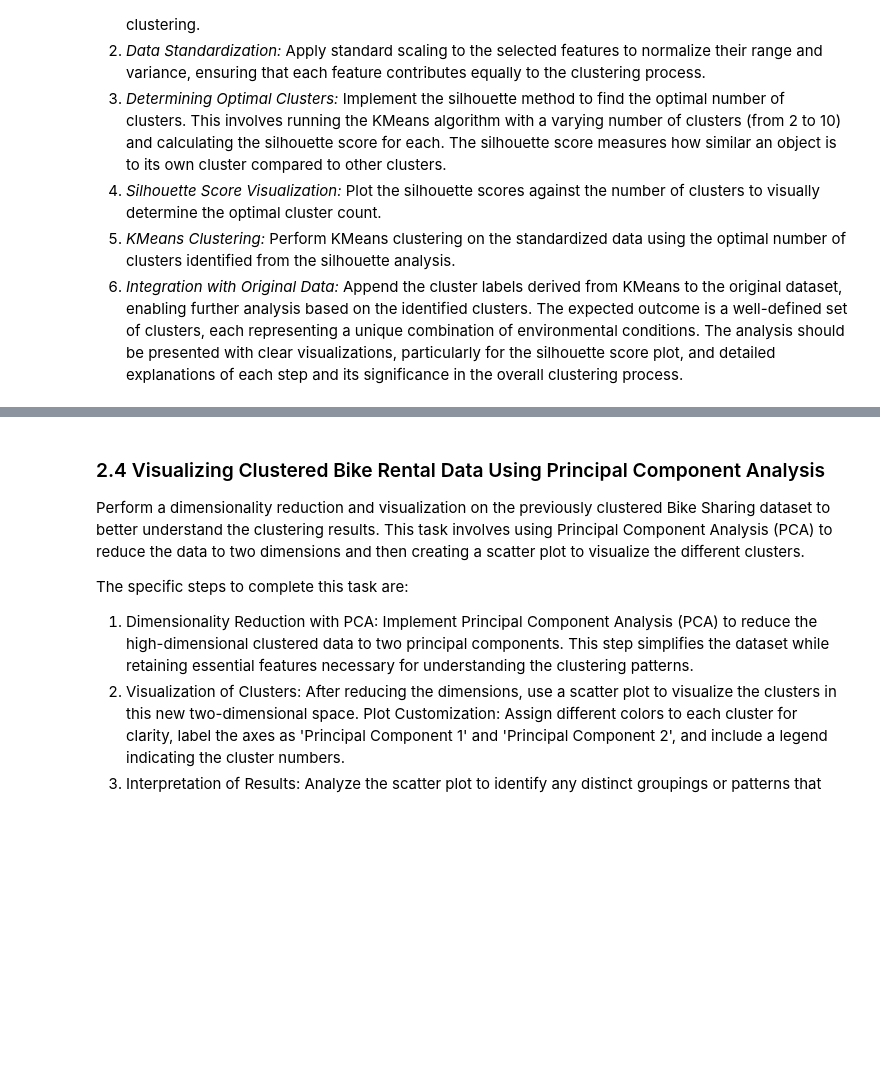
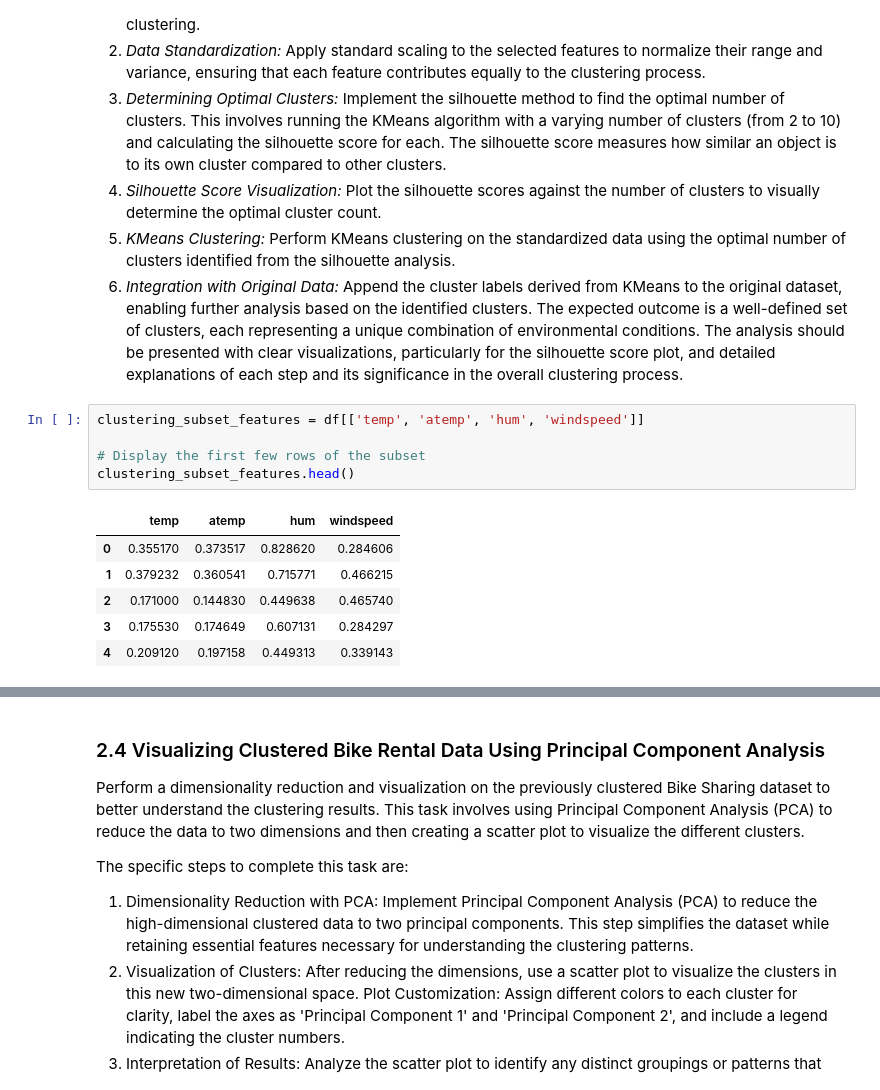
Before and after one commit to 3p10/Bike-Sharing-Dataset, a Jupyter notebook: Bike Sharing.ipynb, the cells around one changed output, grey strips where cells are left out. Cells and saved outputs as stored; diff of their text form; blank space fills up the shorter version.

```diff
--- a/Bike Sharing.ipynb
+++ b/Bike Sharing.ipynb
@@ -605,3 +605,15 @@ The analysis should proceed as follows:
 5. *KMeans Clustering:* Perform KMeans clustering on the standardized data using the optimal number of clusters identified from the silhouette analysis.
 6. *Integration with Original Data:* Append the cluster labels derived from KMeans to the original dataset, enabling further analysis based on the identified clusters.
 The expected outcome is a well-defined set of clusters, each representing a unique combination of environmental conditions. The analysis should be presented with clear visualizations, particularly for the silhouette score plot, and detailed explanations of each step and its significance in the overall clustering process.
+# %%
+clustering_subset_features = df[['temp', 'atemp', 'hum', 'windspeed']]
+
+# Display the first few rows of the subset
+clustering_subset_features.head()
+# %% [output]
+|  | temp | atemp | hum | windspeed |
+| 0 | 0.355170 | 0.373517 | 0.828620 | 0.284606 |
+| 1 | 0.379232 | 0.360541 | 0.715771 | 0.466215 |
+| 2 | 0.171000 | 0.144830 | 0.449638 | 0.465740 |
+| 3 | 0.175530 | 0.174649 | 0.607131 | 0.284297 |
+| 4 | 0.209120 | 0.197158 | 0.449313 | 0.339143 |
```
Also changed, not shown: parts of 1 cell of this notebook.
